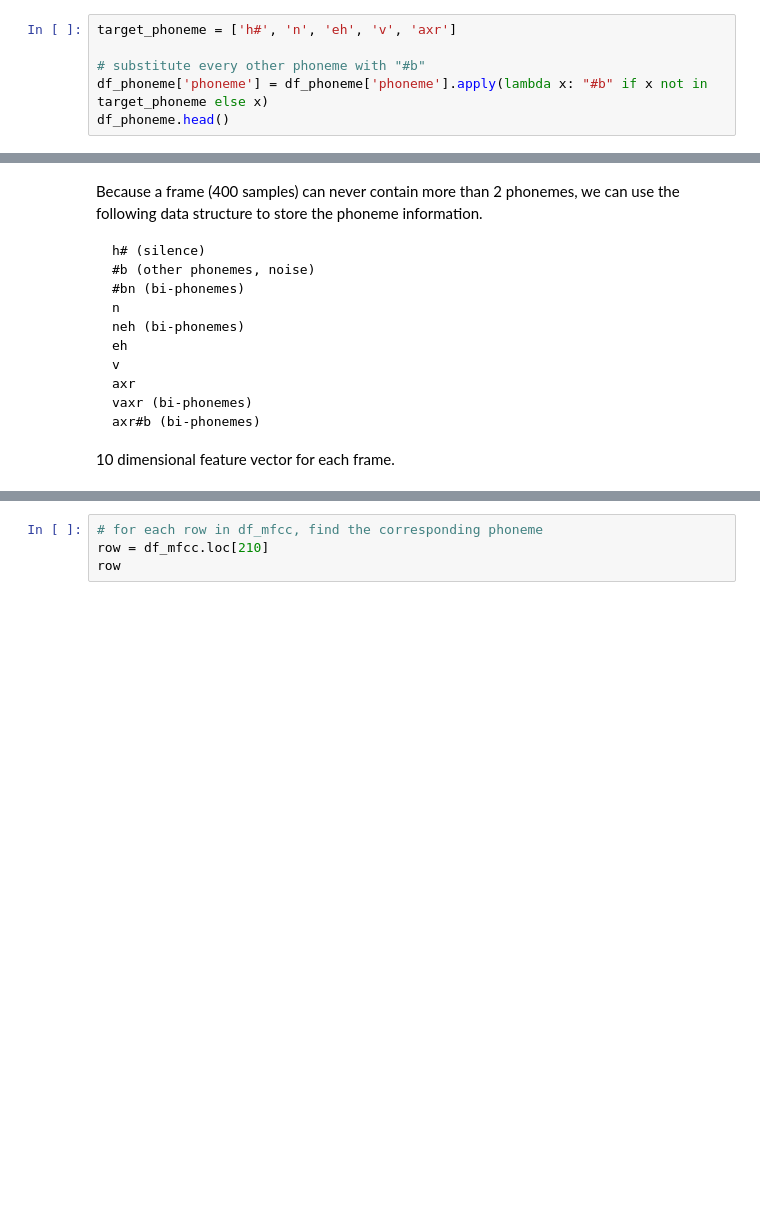
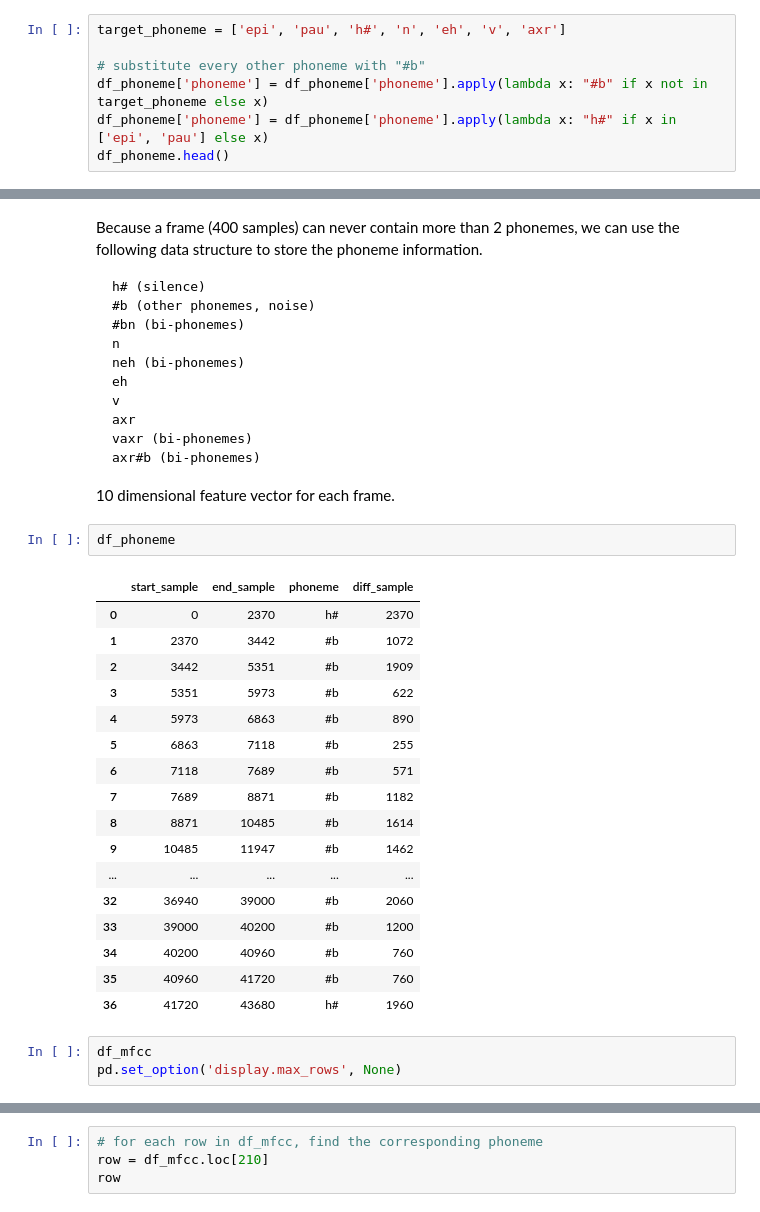
Before and after one commit to jiayan-li/keyword-spotting, a Jupyter notebook: data_exploration.ipynb, the cells around one changed output, grey strips where cells are left out. Cells and saved outputs as stored; diff of their text form; blank space fills up the shorter version.

````diff
--- a/data_exploration.ipynb
+++ b/data_exploration.ipynb
@@ -235,10 +235,11 @@ df_mfcc.tail()
 # %% [markdown]
 epi, pau, h# are silence.
 # %%
-target_phoneme = ['h#', 'n', 'eh', 'v', 'axr']
+target_phoneme = ['epi', 'pau', 'h#', 'n', 'eh', 'v', 'axr']
 
 # substitute every other phoneme with "#b"
 df_phoneme['phoneme'] = df_phoneme['phoneme'].apply(lambda x: "#b" if x not in target_phoneme else x)
+df_phoneme['phoneme'] = df_phoneme['phoneme'].apply(lambda x: "h#" if x in ['epi', 'pau'] else x)
 df_phoneme.head()
 # %% [output]
 |  | start_sample | end_sample | phoneme | diff_sample |
@@ -291,3 +292,26 @@ axr#b (bi-phonemes)
 ```
 
 10 dimensional feature vector for each frame.
+# %%
+df_phoneme
+# %% [output]
+|  | start_sample | end_sample | phoneme | diff_sample |
+| 0 | 0 | 2370 | h# | 2370 |
+| 1 | 2370 | 3442 | #b | 1072 |
+| 2 | 3442 | 5351 | #b | 1909 |
+| 3 | 5351 | 5973 | #b | 622 |
+| 4 | 5973 | 6863 | #b | 890 |
+| 5 | 6863 | 7118 | #b | 255 |
+| 6 | 7118 | 7689 | #b | 571 |
+| 7 | 7689 | 8871 | #b | 1182 |
+| 8 | 8871 | 10485 | #b | 1614 |
+| 9 | 10485 | 11947 | #b | 1462 |
+| ... | ... | ... | ... | ... |
+| 32 | 36940 | 39000 | #b | 2060 |
+| 33 | 39000 | 40200 | #b | 1200 |
+| 34 | 40200 | 40960 | #b | 760 |
+| 35 | 40960 | 41720 | #b | 760 |
+| 36 | 41720 | 43680 | h# | 1960 |
+# %%
+df_mfcc
+pd.set_option('display.max_rows', None)
````
Also changed, not shown: parts of 1 cell of this notebook, 1 other file.
